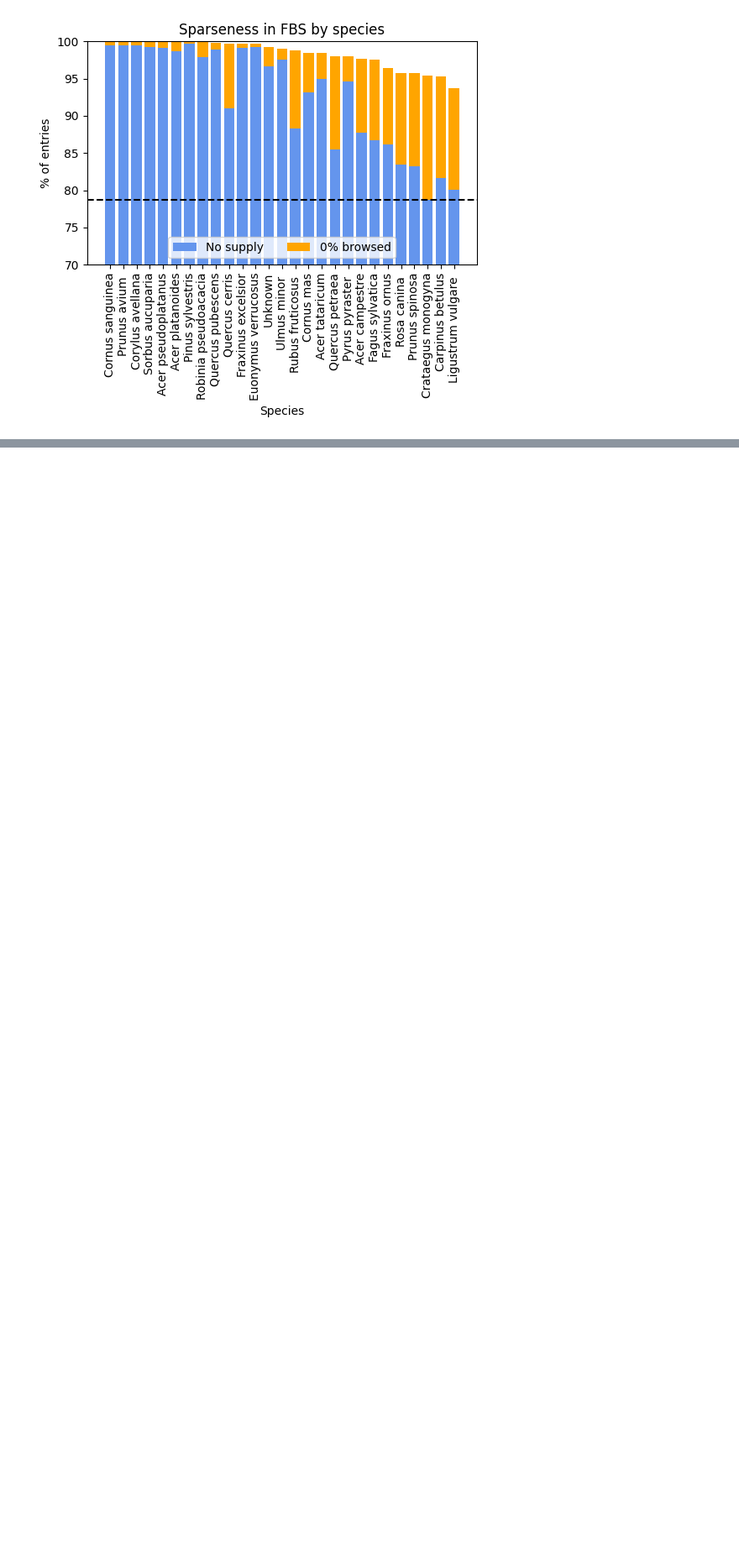
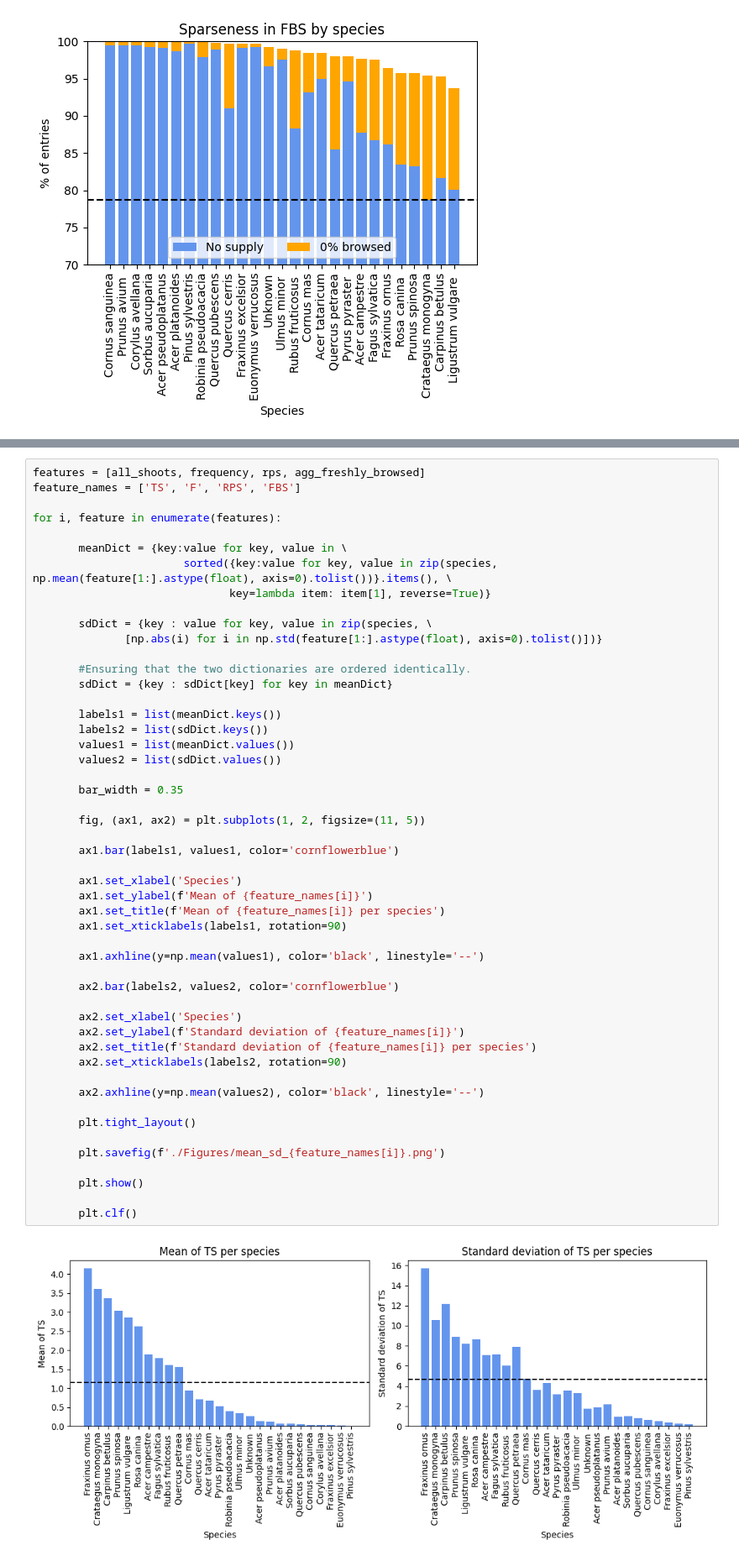
Before and after one commit to ZsofiaK/BPAI, a Jupyter notebook: Implementation/Aggregating_dataset.ipynb, the cells around one changed output, grey strips where cells are left out. Shown at 84% size. Drawn from its saved outputs; the diff is of its cells as text; blank space fills up the shorter version.

```diff
--- a/Implementation/Aggregating_dataset.ipynb
+++ b/Implementation/Aggregating_dataset.ipynb
@@ -225,0 +228,52 @@ plt.show()
+# %%
+features = [all_shoots, frequency, rps, agg_freshly_browsed]
+feature_names = ['TS', 'F', 'RPS', 'FBS']
+
+for i, feature in enumerate(features):
+
+       meanDict = {key:value for key, value in \
+                       sorted({key:value for key, value in zip(species, np.mean(feature[1:].astype(float), axis=0).tolist())}.items(), \
+                              key=lambda item: item[1], reverse=True)}
+
+       sdDict = {key : value for key, value in zip(species, \
+              [np.abs(i) for i in np.std(feature[1:].astype(float), axis=0).tolist()])}
+
+       #Ensuring that the two dictionaries are ordered identically.
+       sdDict = {key : sdDict[key] for key in meanDict}
+
+       labels1 = list(meanDict.keys())
+       labels2 = list(sdDict.keys())
+       values1 = list(meanDict.values())
+       values2 = list(sdDict.values())
+
+       bar_width = 0.35
+
+       fig, (ax1, ax2) = plt.subplots(1, 2, figsize=(11, 5))
+
+       ax1.bar(labels1, values1, color='cornflowerblue')
+
+       ax1.set_xlabel('Species')
+       ax1.set_ylabel(f'Mean of {feature_names[i]}')
+       ax1.set_title(f'Mean of {feature_names[i]} per species')
+       ax1.set_xticklabels(labels1, rotation=90)
+
+       ax1.axhline(y=np.mean(values1), color='black', linestyle='--')
+
+       ax2.bar(labels2, values2, color='cornflowerblue')
+
+       ax2.set_xlabel('Species')
+       ax2.set_ylabel(f'Standard deviation of {feature_names[i]}')
+       ax2.set_title(f'Standard deviation of {feature_names[i]} per species')
+       ax2.set_xticklabels(labels2, rotation=90)
+
+       ax2.axhline(y=np.mean(values2), color='black', linestyle='--')
+
+       plt.tight_layout()
+
+       plt.savefig(f'./Figures/mean_sd_{feature_names[i]}.png')
+
+       plt.show()
+
+       plt.clf()
+# %% [output]
+[figure, added]
```
Also changed, not shown: parts of 3 cells of this notebook, 9 other files.
